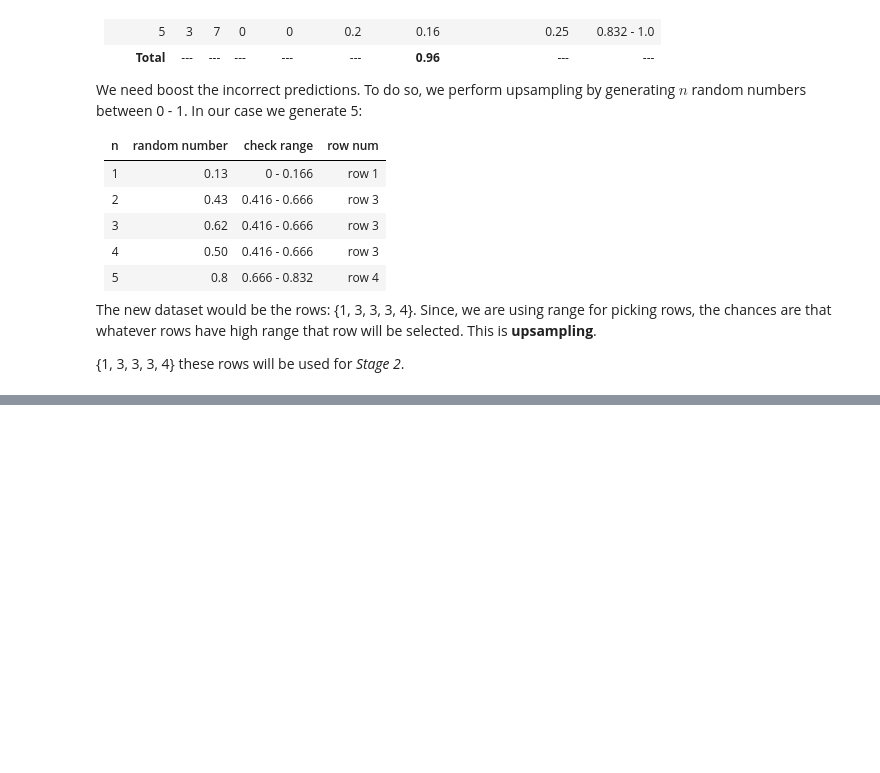
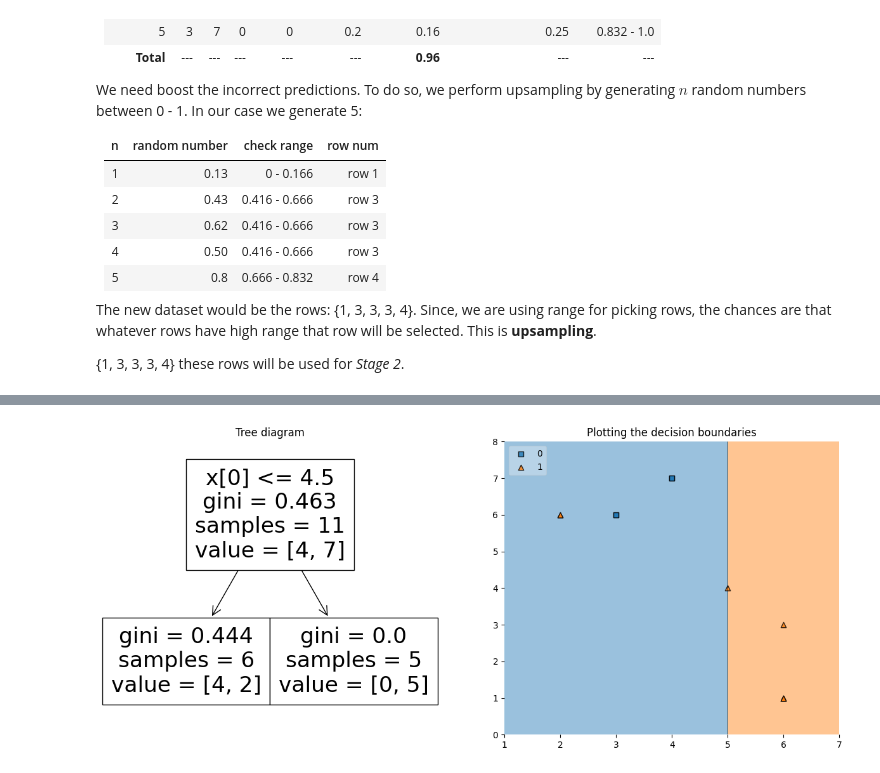
Before and after one commit to krutika-shimpi/MACHINE_LEARNING_MODELS, a Jupyter notebook: 08_EnsembleLearning/ML_ALGO_08_EnsembleLearning.ipynb, the cells around one changed output, grey strips where cells are left out. Drawn from its saved outputs; the diff is of its cells as text; code cells hidden in the pictures; blank space fills up the shorter version.

```diff
--- a/08_EnsembleLearning/ML_ALGO_08_EnsembleLearning.ipynb
+++ b/08_EnsembleLearning/ML_ALGO_08_EnsembleLearning.ipynb
@@ -600,0 +782,10 @@ The new dataset would be the rows: {1, 3, 3, 3, 4}. Since, we are using range fo
+# %%
+# Split the new data into X and y
+data_X_2 = new_df_1.iloc[:,:2].values
+data_y_2 = new_df_1.iloc[:,2].values
+
+# Now provide the new_df dataset to the Adaboost model
+adaboost_2 = AdaBoostClassifier(new_df_1, data_X_1, data_y_1)
+df_2, new_df_2 = adaboost_2.classify()
+# %% [output]
+[figure, added]
```
Also changed, not shown: parts of 10 cells of this notebook.
